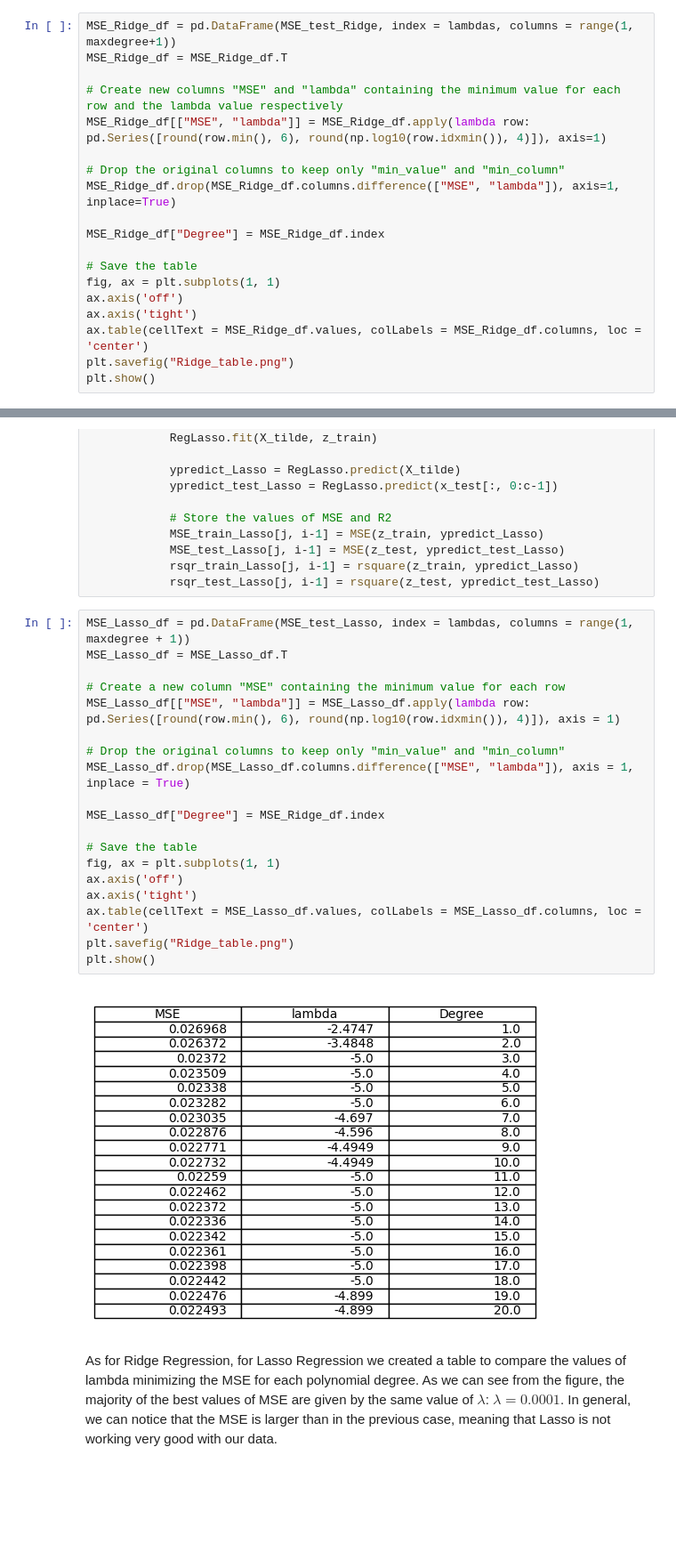
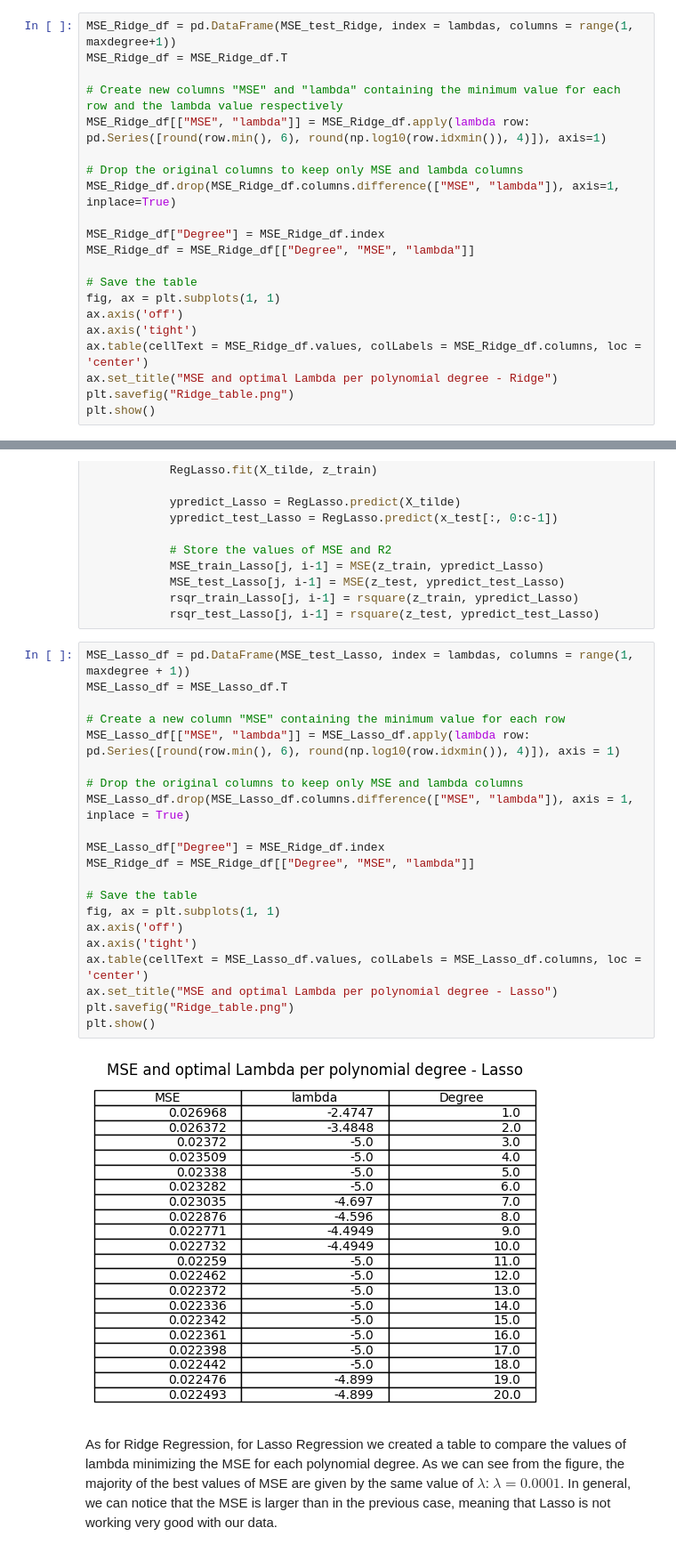
Before and after one commit to alessiasanfelici/FYS-STK4155, a Jupyter notebook: Project bozza/Exercise g.ipynb, the cells around one changed output, grey strips where cells are left out. Shown at 89% size. Drawn from its saved outputs; the diff is of its cells as text; blank space fills up the shorter version.

```diff
--- a/Project bozza/Exercise g.ipynb
+++ b/Project bozza/Exercise g.ipynb
@@ -350,16 +350,18 @@ MSE_Ridge_df = MSE_Ridge_df.T
 # Create new columns "MSE" and "lambda" containing the minimum value for each row and the lambda value respectively
 MSE_Ridge_df[["MSE", "lambda"]] = MSE_Ridge_df.apply(lambda row: pd.Series([round(row.min(), 6), round(np.log10(row.idxmin()), 4)]), axis=1)
 
-# Drop the original columns to keep only "min_value" and "min_column"
+# Drop the original columns to keep only MSE and lambda columns
 MSE_Ridge_df.drop(MSE_Ridge_df.columns.difference(["MSE", "lambda"]), axis=1, inplace=True)
 
 MSE_Ridge_df["Degree"] = MSE_Ridge_df.index
+MSE_Ridge_df = MSE_Ridge_df[["Degree", "MSE", "lambda"]]
 
 # Save the table
 fig, ax = plt.subplots(1, 1)
 ax.axis('off')
 ax.axis('tight')
 ax.table(cellText = MSE_Ridge_df.values, colLabels = MSE_Ridge_df.columns, loc = 'center')
+ax.set_title("MSE and optimal Lambda per polynomial degree - Ridge")
 plt.savefig("Ridge_table.png")
 plt.show()
 # %% [output]
@@ -436,24 +438,26 @@ for j in range(nlambdas):
 # %%
 MSE_Lasso_df = pd.DataFrame(MSE_test_Lasso, index = lambdas, columns = range(1, maxdegree + 1))
 MSE_Lasso_df = MSE_Lasso_df.T
 
 # Create a new column "MSE" containing the minimum value for each row
 MSE_Lasso_df[["MSE", "lambda"]] = MSE_Lasso_df.apply(lambda row: pd.Series([round(row.min(), 6), round(np.log10(row.idxmin()), 4)]), axis = 1)
 
-# Drop the original columns to keep only "min_value" and "min_column"
+# Drop the original columns to keep only MSE and lambda columns
 MSE_Lasso_df.drop(MSE_Lasso_df.columns.difference(["MSE", "lambda"]), axis = 1, inplace = True)
 
 MSE_Lasso_df["Degree"] = MSE_Ridge_df.index
+MSE_Ridge_df = MSE_Ridge_df[["Degree", "MSE", "lambda"]]
 
 # Save the table
 fig, ax = plt.subplots(1, 1)
 ax.axis('off')
 ax.axis('tight')
 ax.table(cellText = MSE_Lasso_df.values, colLabels = MSE_Lasso_df.columns, loc = 'center')
+ax.set_title("MSE and optimal Lambda per polynomial degree - Lasso")
 plt.savefig("Ridge_table.png")
 plt.show()
 # %% [output]
-[figure, old version]
+[figure, new version]
 # %% [markdown]
 As for Ridge Regression, for Lasso Regression we created a table to compare the values of lambda minimizing the MSE for each polynomial degree. As we can see from the figure, the majority of the best values of MSE are given by the same value of $\lambda$: $\lambda = 0.0001$. In general, we can notice that the MSE is larger than in the previous case, meaning that Lasso is not working very good with our data.
 # %%
```
Also changed, not shown: parts of 8 cells of this notebook, 4 other files.
